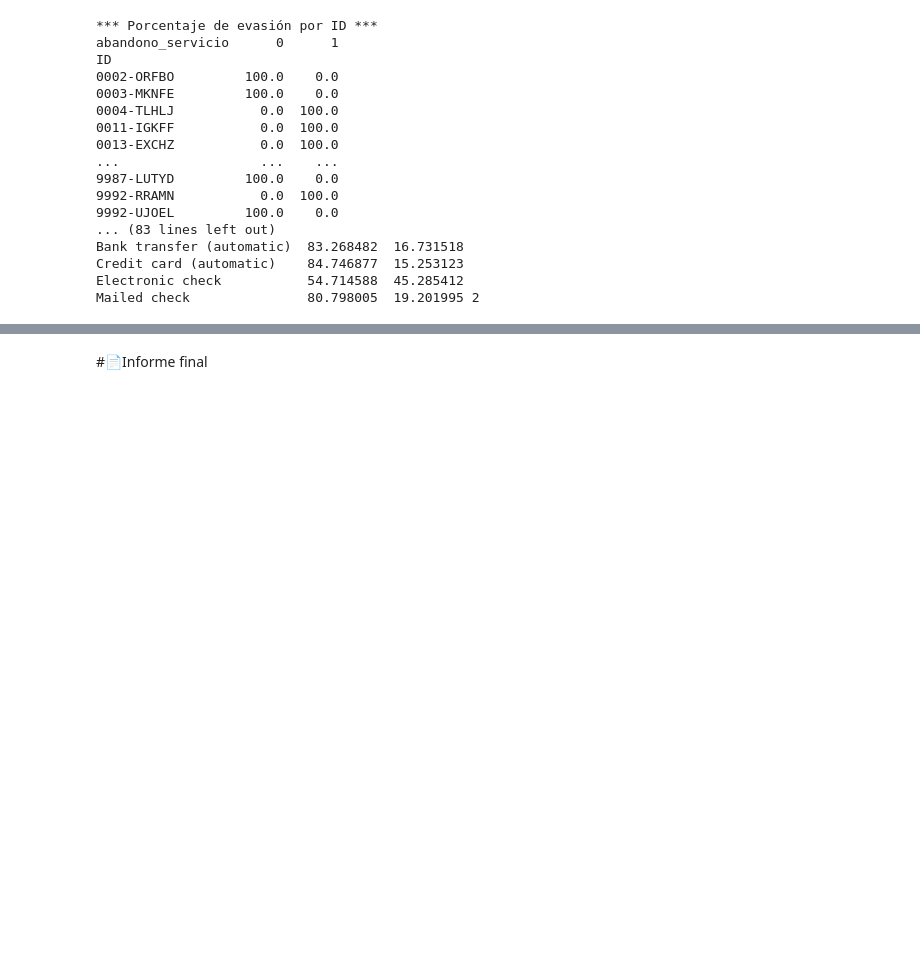
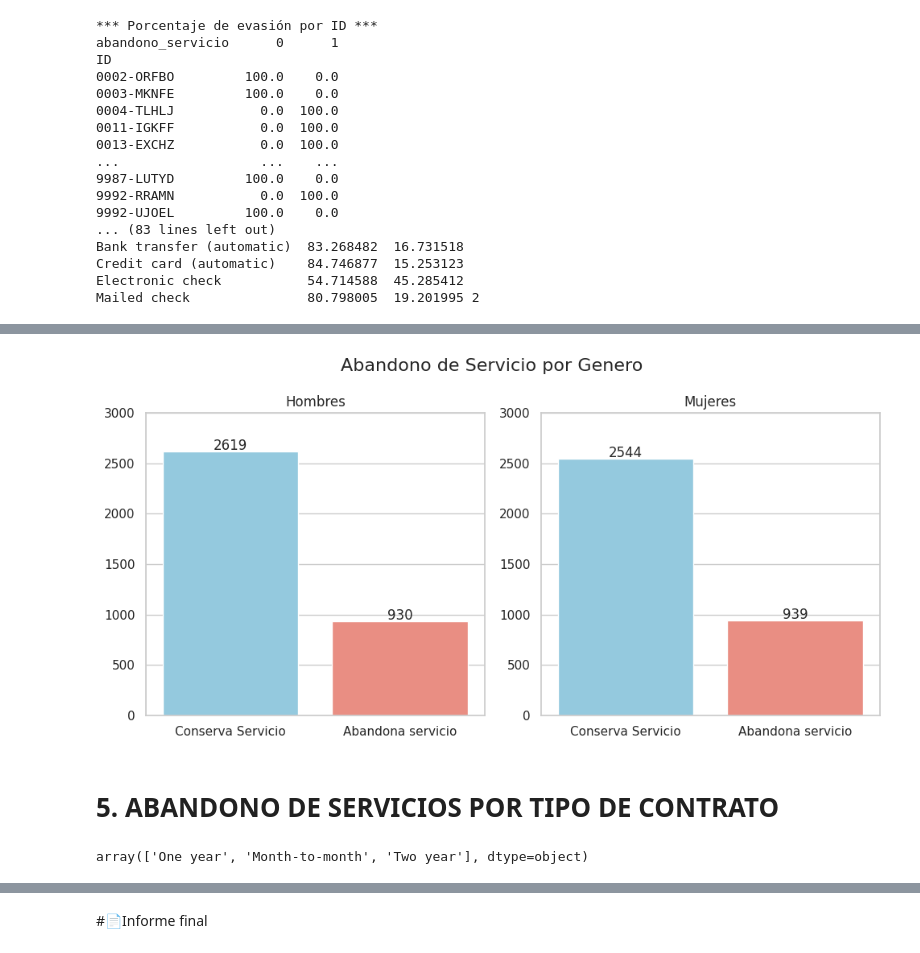
Before and after one commit to JoseIng-EO/challenge2-data-science-telecom-x, a Jupyter notebook: TelecomX_LATAM.ipynb, the cells around one changed output, grey strips where cells are left out. Drawn from its saved outputs; the diff is of its cells as text; code cells hidden in the pictures; blank space fills up the shorter version.

```diff
--- a/TelecomX_LATAM.ipynb
+++ b/TelecomX_LATAM.ipynb
@@ -390,0 +443,39 @@ Mailed check               80.798005  19.201995 2
+# %%
+# Variables por género
+hombres = df_telecomx[df_telecomx['genero'] == 'Male']['abandono_servicio'].value_counts()
+mujeres = df_telecomx[df_telecomx['genero'] == 'Female']['abandono_servicio'].value_counts()
+# %%
+sns.set(style="whitegrid")
+fig, (ax1, ax2) = plt.subplots(1, 2, figsize=(10, 5))
+plt.suptitle('Abandono de Servicio por Genero', fontsize=16)
+
+def plot_abandono(data, ax, title):
+    sns.barplot(
+        x=data.index,
+        y=data.values,
+        hue=data.index,
+        palette=["skyblue", "salmon"],
+        legend=False,
+        ax=ax
+    )
+    ax.set_title(title)
+    ax.set_xlabel('')
+    ax.set_xticks([0,1])
+    ax.set_xticklabels(['Conserva Servicio', 'Abandona servicio'])
+    ax.set_ylim(0, 3000)
+    for i, count in enumerate(data.values):
+        ax.text(i, count+20, str(count), ha='center')
+
+plot_abandono(hombres, ax1, 'Hombres')
+plot_abandono(mujeres, ax2, 'Mujeres')
+
+plt.tight_layout()
+plt.show()
+# %% [output]
+[figure, added]
+# %% [markdown]
+# 5. ABANDONO DE SERVICIOS POR TIPO DE CONTRATO
+# %%
+df_telecomx['tipo_contrato'].unique()
+# %% [output]
+array(['One year', 'Month-to-month', 'Two year'], dtype=object)
```
Also changed, not shown: parts of 8 cells of this notebook.
